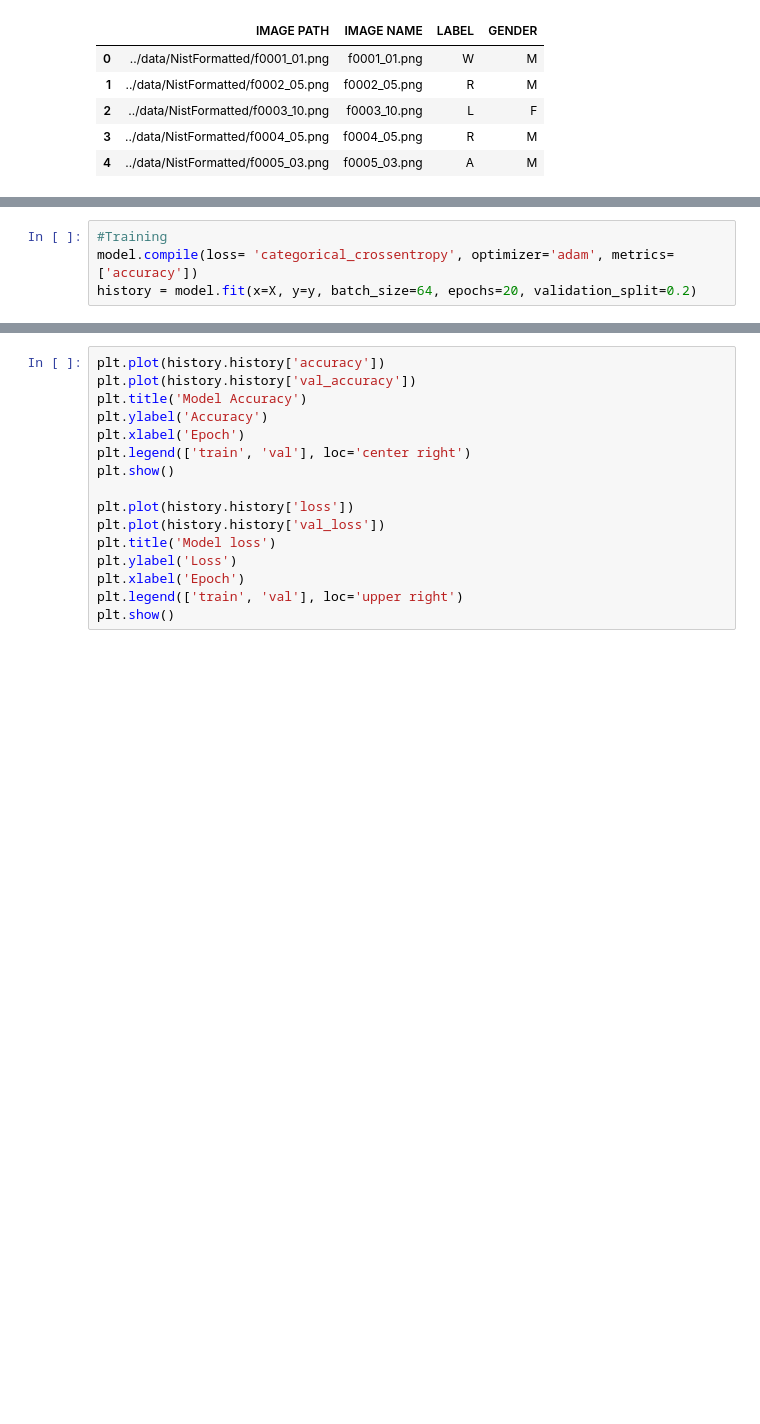
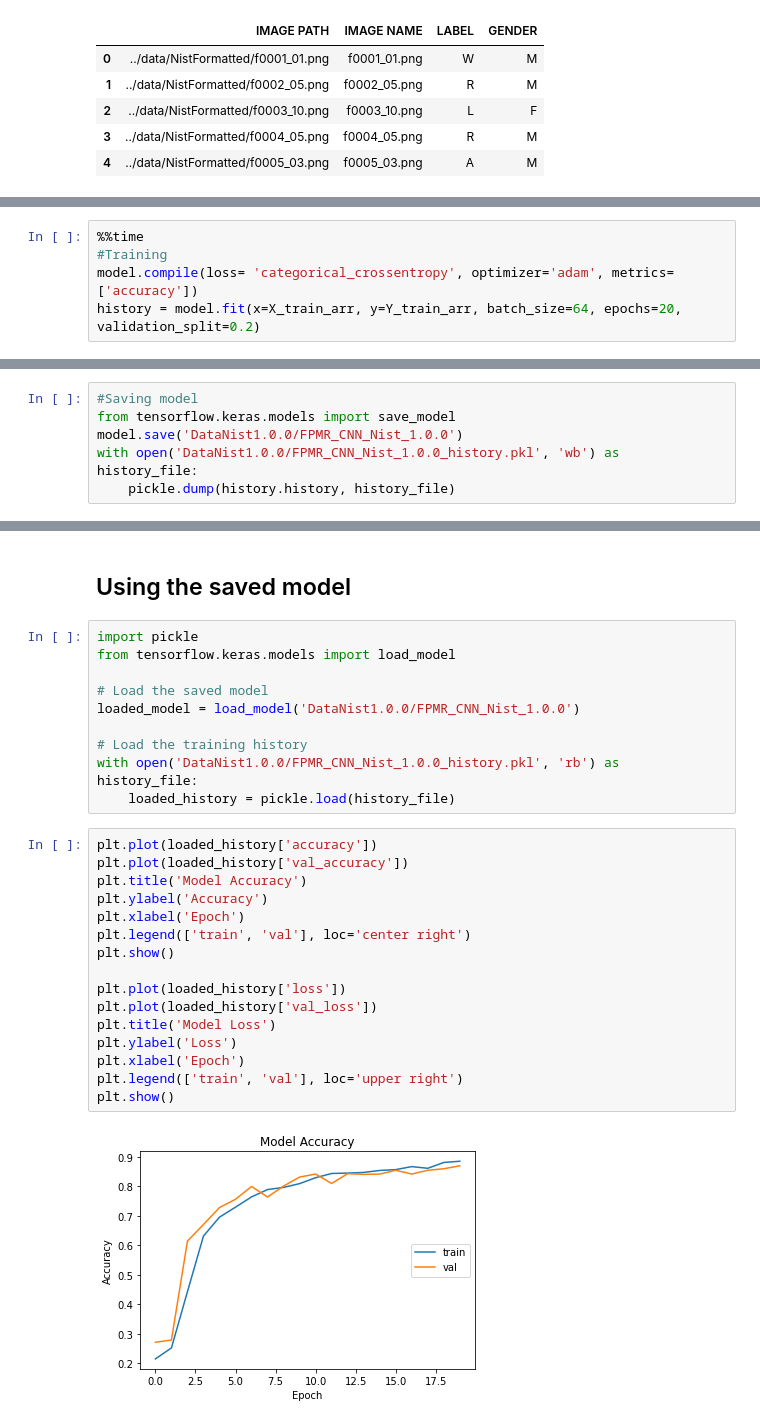
Before and after one commit to Sachin2911/Fingerprint-Blood-Group-Detection, a Jupyter notebook: Algos/Nist1.0.0.ipynb, the cells around one changed output, grey strips where cells are left out. Saved outputs shown, nothing was run; the diff lists cells and outputs as text; blank space fills up the shorter version.

```diff
--- a/Algos/Nist1.0.0.ipynb
+++ b/Algos/Nist1.0.0.ipynb
@@ -158,6 +169,7 @@ _________________________________________________________________
 # %%
+%%time
 #Training
 model.compile(loss= 'categorical_crossentropy', optimizer='adam', metrics=['accuracy'])
-history = model.fit(x=X, y=y, batch_size=64, epochs=20, validation_split=0.2)
+history = model.fit(x=X_train_arr, y=Y_train_arr, batch_size=64, epochs=20, validation_split=0.2)
 # %% [output]
 Epoch 1/20
@@ -179,0 +194,6 @@ Epoch 20/20
+# %%
+#Saving model
+from tensorflow.keras.models import save_model
+model.save('DataNist1.0.0/FPMR_CNN_Nist_1.0.0')
+with open('DataNist1.0.0/FPMR_CNN_Nist_1.0.0_history.pkl', 'wb') as history_file:
+    pickle.dump(history.history, history_file)
@@ -180,16 +204,30 @@ Epoch 20/20
+# %% [markdown]
+## Using the saved model
+# %%
+import pickle
+from tensorflow.keras.models import load_model
+
+# Load the saved model
+loaded_model = load_model('DataNist1.0.0/FPMR_CNN_Nist_1.0.0')
+
+# Load the training history
+with open('DataNist1.0.0/FPMR_CNN_Nist_1.0.0_history.pkl', 'rb') as history_file:
+    loaded_history = pickle.load(history_file)
 # %%
-plt.plot(history.history['accuracy'])
-plt.plot(history.history['val_accuracy'])
+plt.plot(loaded_history['accuracy'])
+plt.plot(loaded_history['val_accuracy'])
 plt.title('Model Accuracy')
 plt.ylabel('Accuracy')
 plt.xlabel('Epoch')
 plt.legend(['train', 'val'], loc='center right')
 plt.show()
 
-plt.plot(history.history['loss'])
-plt.plot(history.history['val_loss'])
-plt.title('Model loss')
+plt.plot(loaded_history['loss'])
+plt.plot(loaded_history['val_loss'])
+plt.title('Model Loss')
 plt.ylabel('Loss')
 plt.xlabel('Epoch')
 plt.legend(['train', 'val'], loc='upper right')
 plt.show()
+# %% [output]
+[figure, added]
```
Also changed, not shown: parts of 29 cells of this notebook, 8 other files.
